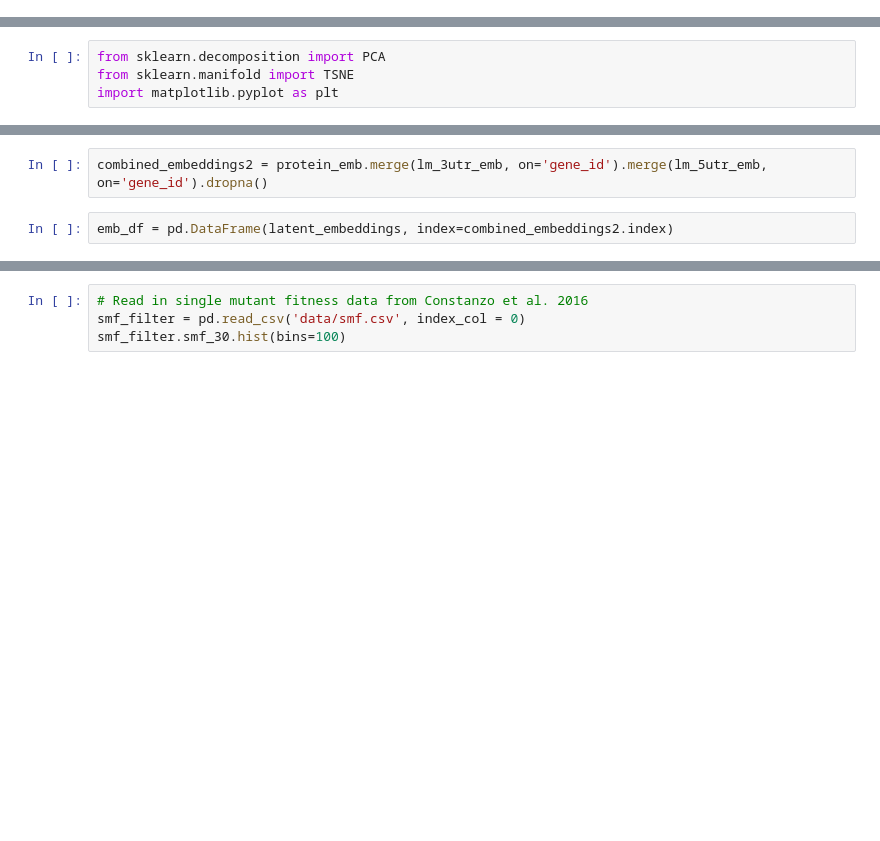
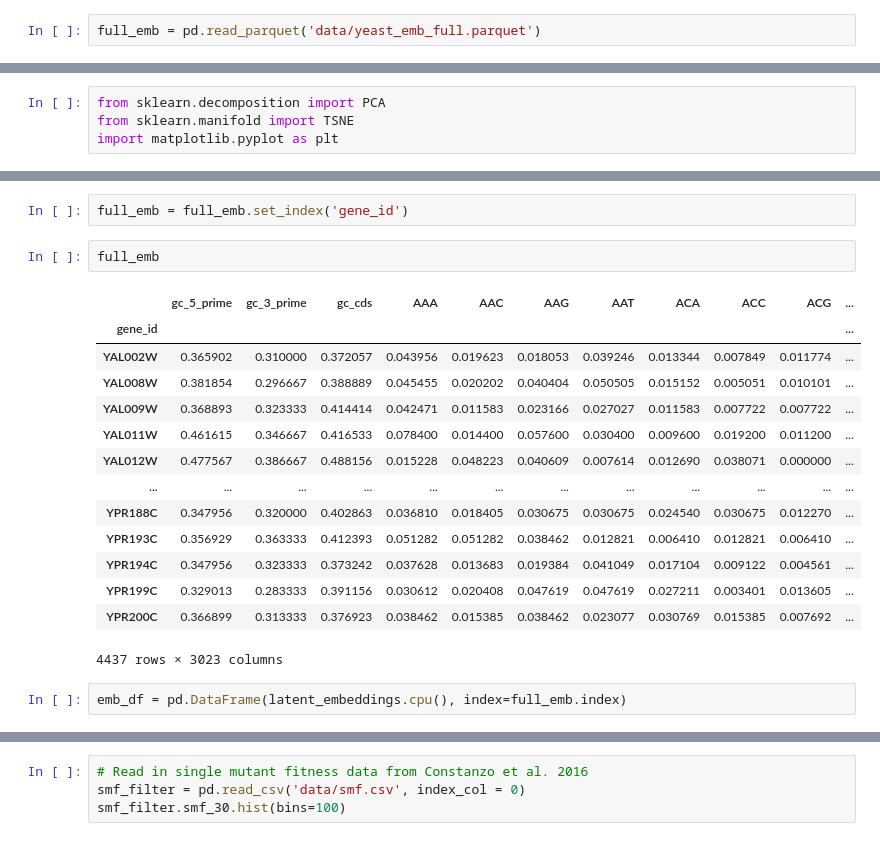
Before and after one commit to lesves/yeast-embeddings, a Jupyter notebook: VAE_yeast.ipynb, the cells around one changed output, grey strips where cells are left out. Cells and saved outputs as stored; diff of their text form; blank space fills up the shorter version.

```diff
--- a/VAE_yeast.ipynb
+++ b/VAE_yeast.ipynb
@@ -125,3 +125,5 @@ def vae_loss(reconstructed, original, mu, log_var):
 protein_emb = pd.read_parquet('data/protein_emb.parquet')       # protein embedding
 lm_3utr_emb = pd.read_parquet('data/lm_3utr_emb.parquet')       # 3utr embedding
 lm_5utr_emb = pd.read_parquet('data/lm_5utr_emb.parquet')       # 5utr embedding
+# %%
+full_emb = pd.read_parquet('data/yeast_emb_full.parquet')
@@ -315,4 +340,21 @@ latent_embeddings.shape
-# %%
-combined_embeddings2 = protein_emb.merge(lm_3utr_emb, on='gene_id').merge(lm_5utr_emb, on='gene_id').dropna()
+# %%
+full_emb = full_emb.set_index('gene_id')
+# %%
+full_emb
+# %% [output]
+|  | gc_5_prime | gc_3_prime | gc_cds | AAA | AAC | AAG | AAT | ACA | ACC | ACG | ... |
+| gene_id |  |  |  |  |  |  |  |  |  |  | ... |
+| YAL002W | 0.365902 | 0.310000 | 0.372057 | 0.043956 | 0.019623 | 0.018053 | 0.039246 | 0.013344 | 0.007849 | 0.011774 | ... |
+| YAL008W | 0.381854 | 0.296667 | 0.388889 | 0.045455 | 0.020202 | 0.040404 | 0.050505 | 0.015152 | 0.005051 | 0.010101 | ... |
+| YAL009W | 0.368893 | 0.323333 | 0.414414 | 0.042471 | 0.011583 | 0.023166 | 0.027027 | 0.011583 | 0.007722 | 0.007722 | ... |
+| YAL011W | 0.461615 | 0.346667 | 0.416533 | 0.078400 | 0.014400 | 0.057600 | 0.030400 | 0.009600 | 0.019200 | 0.011200 | ... |
+| YAL012W | 0.477567 | 0.386667 | 0.488156 | 0.015228 | 0.048223 | 0.040609 | 0.007614 | 0.012690 | 0.038071 | 0.000000 | ... |
+| ... | ... | ... | ... | ... | ... | ... | ... | ... | ... | ... | ... |
+| YPR188C | 0.347956 | 0.320000 | 0.402863 | 0.036810 | 0.018405 | 0.030675 | 0.030675 | 0.024540 | 0.030675 | 0.012270 | ... |
+| YPR193C | 0.356929 | 0.363333 | 0.412393 | 0.051282 | 0.051282 | 0.038462 | 0.012821 | 0.006410 | 0.012821 | 0.006410 | ... |
+| YPR194C | 0.347956 | 0.323333 | 0.373242 | 0.037628 | 0.013683 | 0.019384 | 0.041049 | 0.017104 | 0.009122 | 0.004561 | ... |
+| YPR199C | 0.329013 | 0.283333 | 0.391156 | 0.030612 | 0.020408 | 0.047619 | 0.047619 | 0.027211 | 0.003401 | 0.013605 | ... |
+| YPR200C | 0.366899 | 0.313333 | 0.376923 | 0.038462 | 0.015385 | 0.038462 | 0.023077 | 0.030769 | 0.015385 | 0.007692 | ... |
+4437 rows × 3023 columns
 # %%
-emb_df = pd.DataFrame(latent_embeddings, index=combined_embeddings2.index)
+emb_df = pd.DataFrame(latent_embeddings.cpu(), index=full_emb.index)
```
Also changed, not shown: parts of 17 cells of this notebook.
